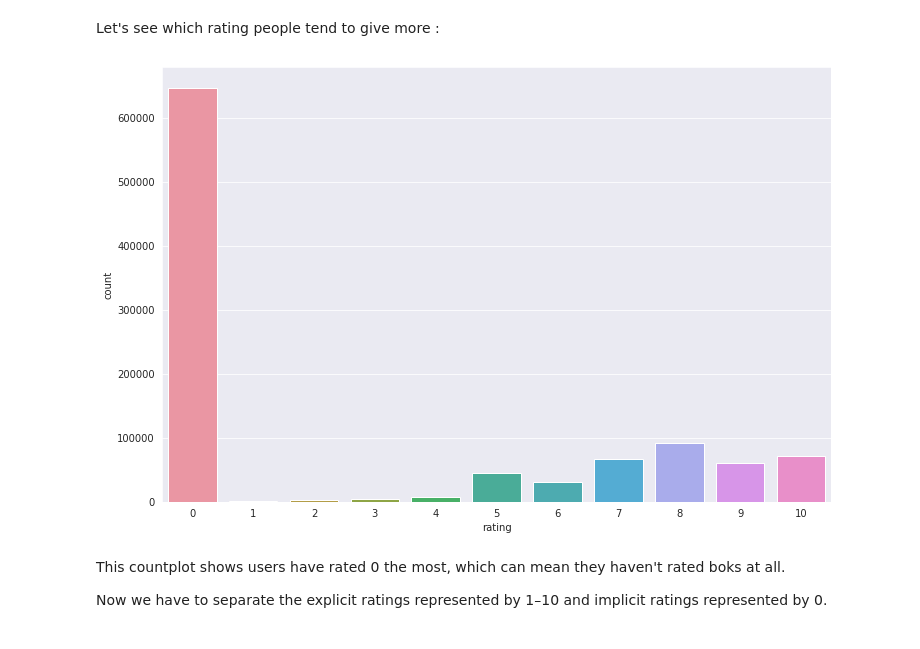
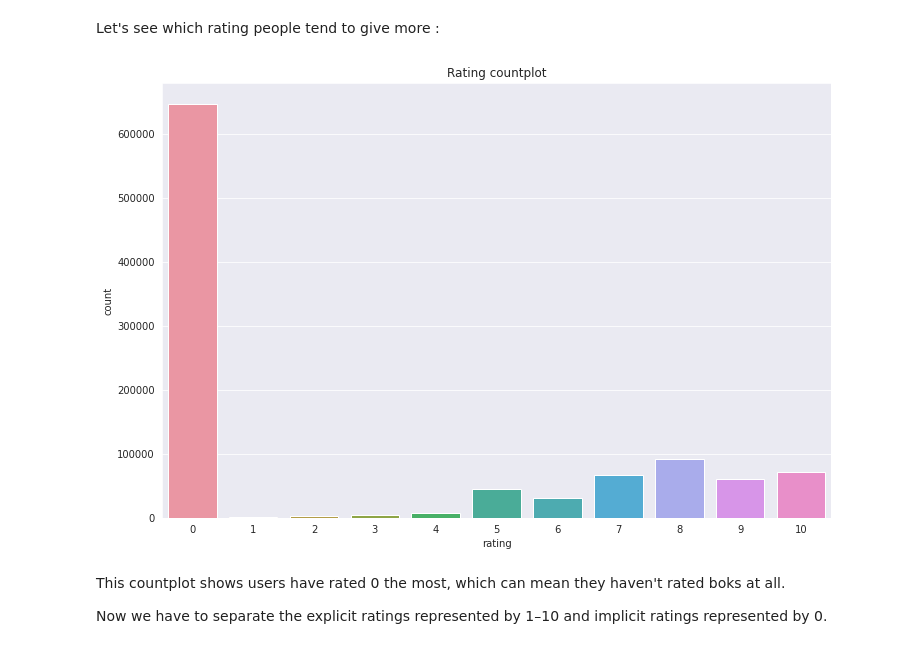
Before and after one commit to saurabh423/Book-Recommendation-System, a Jupyter notebook: Book_Recommendation_System_Capstone_Project.ipynb, the cells around one changed output. Cells and saved outputs as stored; diff of their text form; code cells hidden in the pictures.

```diff
--- a/Book_Recommendation_System_Capstone_Project.ipynb
+++ b/Book_Recommendation_System_Capstone_Project.ipynb
@@ -546,11 +556,12 @@ Let's see which rating people tend to give more :
 # %%
 # Plotting counplot of ratings
 fig = plt.figure(figsize = (12,8))
 sns.set_style('darkgrid')
 sns.countplot(data= unique_ratings , x='rating')
+plt.title("Rating countplot")
 plt.show()
 # %% [output]
-[figure, old version]
+[figure, new version]
 # %% [markdown]
 This countplot shows users have rated 0 the most, which can mean they haven't rated boks at all.
 
```
Also changed, not shown: parts of 8 cells of this notebook.
